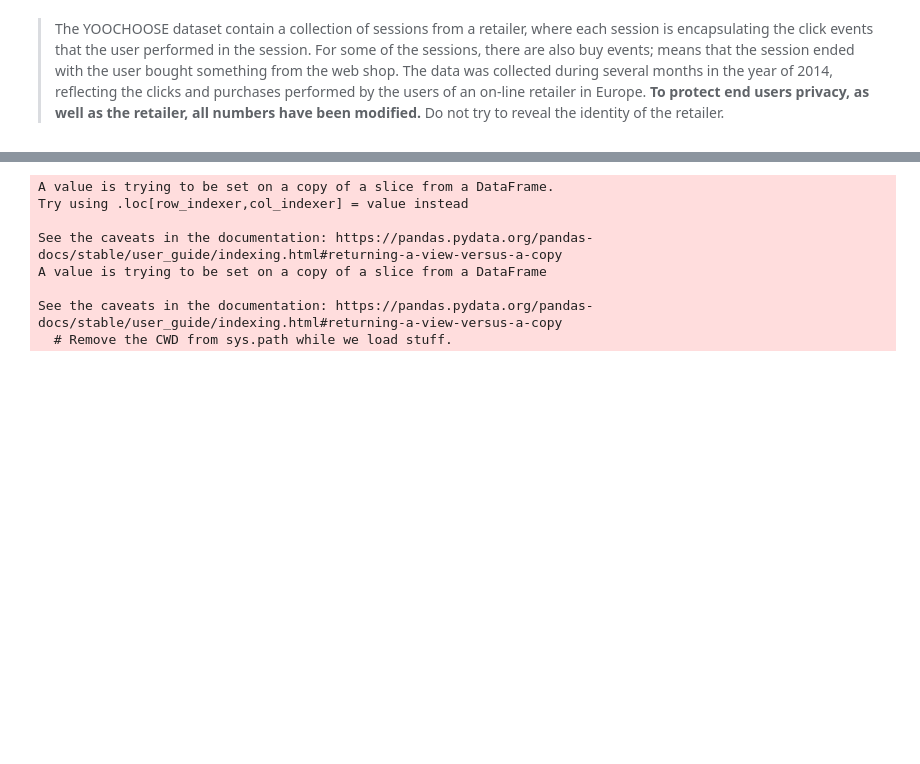
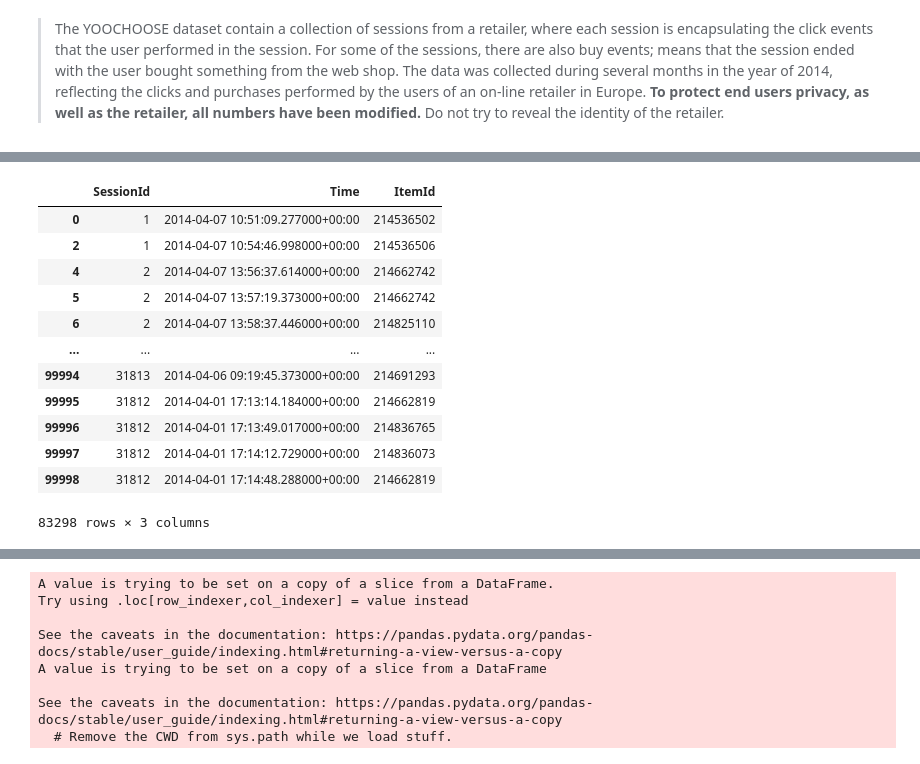
Before and after one commit to ZiminPark/SeqRec, a Jupyter notebook: 지금 이 상품을 클릭한 분들이 다음 상품도 클릭하고 있습니다.ipynb, the cells around one changed output, grey strips where cells are left out. Saved outputs shown, nothing was run; the diff lists cells and outputs as text; code cells hidden in the pictures; blank space fills up the shorter version.

```diff
--- a/지금 이 상품을 클릭한 분들이 다음 상품도 클릭하고 있습니다.ipynb
+++ b/지금 이 상품을 클릭한 분들이 다음 상품도 클릭하고 있습니다.ipynb
@@ -60,2 +61,41 @@ def cleansing(data: pd.DataFrame) -> pd.DataFrame:
+# %%
+def cleanse_minor(data: pd.DataFrame, shortest=2, least_click=5) -> pd.DataFrame:
+    while True:
+        before_len = len(data)
+        data = cleanse_short_session(data, shortest)
+        data = cleanse_unpopular_item(data, least_click)
+        after_len = len(data)
+        if before_len == after_len:
+            break
+    return data
+
+
+def cleanse_short_session(data: pd.DataFrame, shortest=2):
+    session_len = data.groupby('SessionId').size()
+    session_use = session_len[session_len >= shortest].index
+    data = data[data['SessionId'].isin(session_use)]
+    return data
+
+
+def cleanse_unpopular_item(data: pd.DataFrame, least_click=5):
+    item_popular = data.groupby('ItemId').size()
+    item_use = item_popular[item_popular >= least_click].index
+    data = data[data['ItemId'].isin(item_use)]
+    return data
 # %%
-data = cleansing(data)
+data = cleanse_minor(data)
+data
+# %% [output]
+|  | SessionId | Time | ItemId |
+| 0 | 1 | 2014-04-07 10:51:09.277000+00:00 | 214536502 |
+| 2 | 1 | 2014-04-07 10:54:46.998000+00:00 | 214536506 |
+| 4 | 2 | 2014-04-07 13:56:37.614000+00:00 | 214662742 |
+| 5 | 2 | 2014-04-07 13:57:19.373000+00:00 | 214662742 |
+| 6 | 2 | 2014-04-07 13:58:37.446000+00:00 | 214825110 |
+| ... | ... | ... | ... |
+| 99994 | 31813 | 2014-04-06 09:19:45.373000+00:00 | 214691293 |
+| 99995 | 31812 | 2014-04-01 17:13:14.184000+00:00 | 214662819 |
+| 99996 | 31812 | 2014-04-01 17:13:49.017000+00:00 | 214836765 |
+| 99997 | 31812 | 2014-04-01 17:14:12.729000+00:00 | 214836073 |
+| 99998 | 31812 | 2014-04-01 17:14:48.288000+00:00 | 214662819 |
+83298 rows × 3 columns
```
Also changed, not shown: parts of 14 cells of this notebook, 1 other file.
